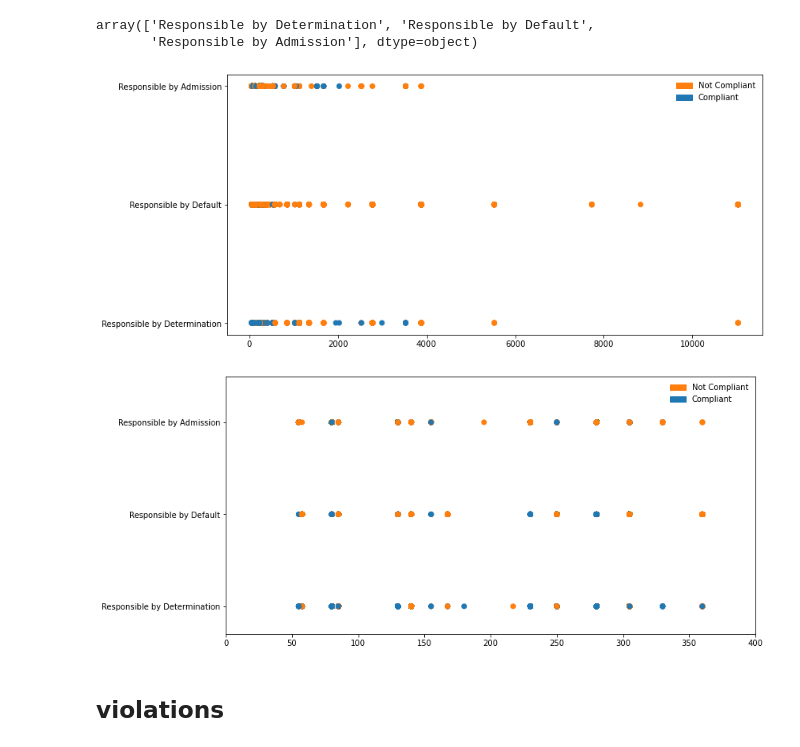
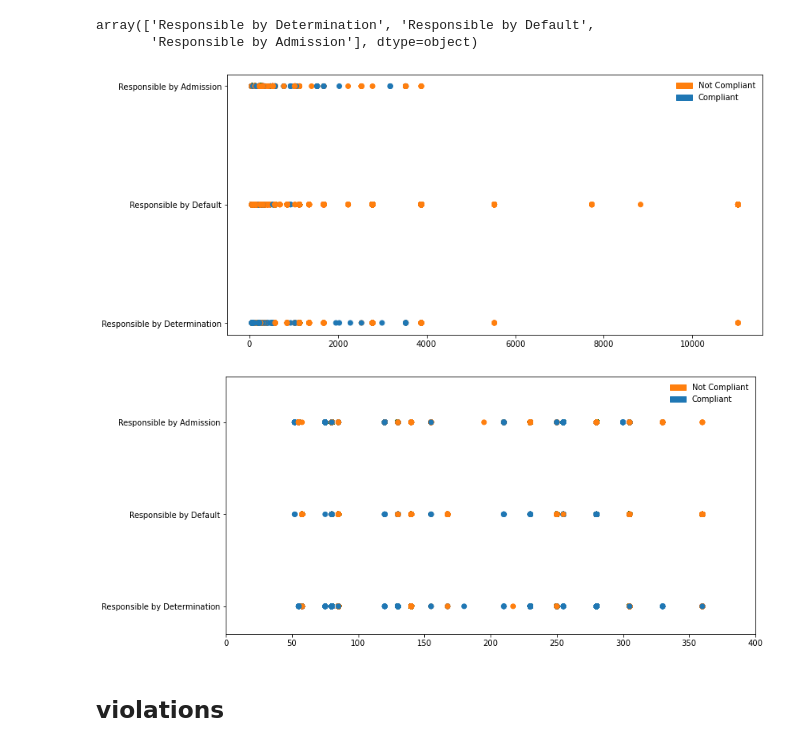
Before and after one commit to henriqueumeda/Property-Maintenance-Blight-Ticket-Fines, a Jupyter notebook: Property Maintenance Blight Ticket Fines.ipynb, the cells around one changed output. Cells and saved outputs as stored; diff of their text form; code cells hidden in the pictures.

```diff
--- a/Property Maintenance Blight Ticket Fines.ipynb
+++ b/Property Maintenance Blight Ticket Fines.ipynb
@@ -281,0 +289,3 @@ df.describe()
+# %%
+df['owed_amount'] = df['judgment_amount'] - df['discount_amount']
+df[df['discount_amount'] != 0][['discount_amount', 'judgment_amount', 'payment_amount', 'balance_due']].head()
@@ -335,13 +366,13 @@ df['disposition_category'] = 2
 df.loc[df.disposition == 'Responsible by Determination', 'disposition_category'] = 0
 df.loc[df.disposition == 'Responsible by Default', 'disposition_category'] = 1
 
-plot_compliance_scatter_features_chart(df, 'judgment_amount', 'disposition_category', yticks=df['disposition'].unique())
+plot_compliance_scatter_features_chart(df, 'owed_amount', 'disposition_category', yticks=df['disposition'].unique())
 # %% [output]
-[figure, old version]
+[figure, new version]
 # %%
-plot_compliance_scatter_features_chart(df, 'judgment_amount', 'disposition_category', yticks=df['disposition'].unique(), xlim=(0,400), ylim=(-0.3,2.5))
+plot_compliance_scatter_features_chart(df, 'owed_amount', 'disposition_category', yticks=df['disposition'].unique(), xlim=(0,400), ylim=(-0.3,2.5))
 # %% [output]
-[figure, old version]
+[figure, new version]
 # %% [markdown]
 ## violations
 # %%
```
Also changed, not shown: parts of 57 cells of this notebook.
